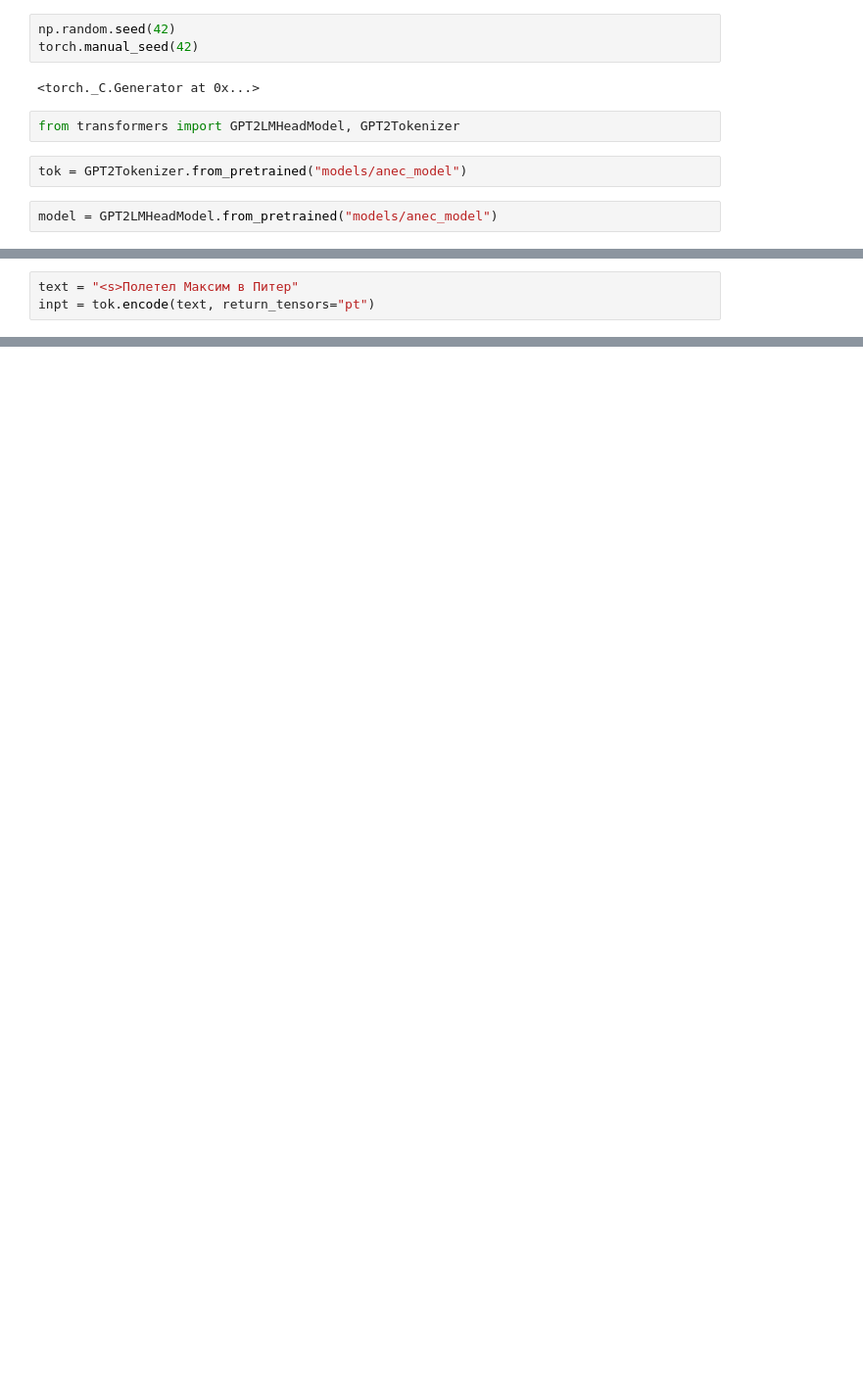
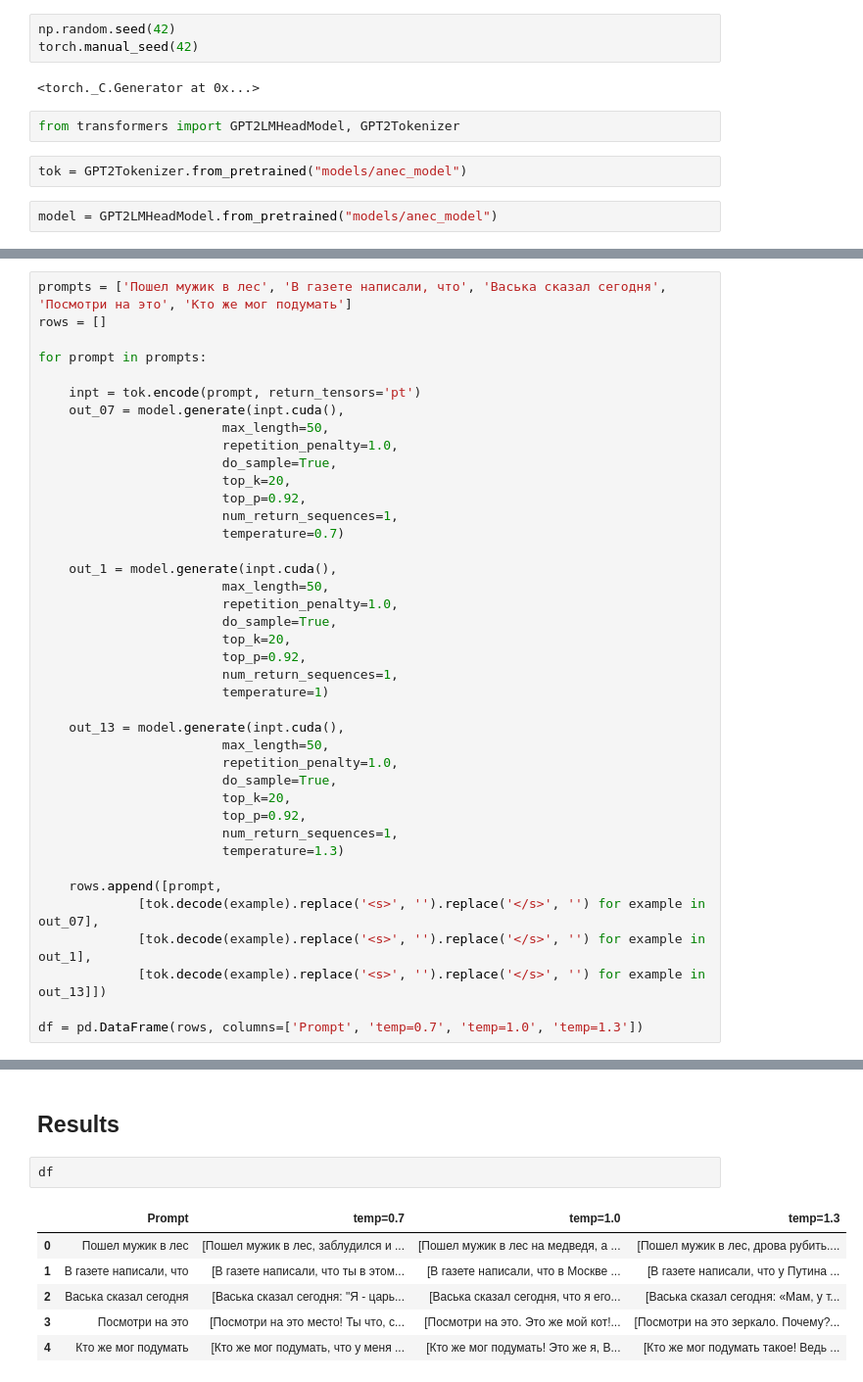
Before and after one commit to RakePants/anec-ai, a Jupyter notebook: anec_finetune.ipynb, the cells around one changed output, grey strips where cells are left out. Shown: that part at 98% size. Drawn from its saved outputs; the diff is of its cells as text; blank space fills up the shorter version.

Commit message:
Created a table of answer examples

```diff
--- a/anec_finetune.ipynb
+++ b/anec_finetune.ipynb
@@ -164,3 +167,0 @@ GPT2LMHeadModel(
-# %%
-text = "<s>Полетел Максим в Питер"
-inpt = tok.encode(text, return_tensors="pt")
@@ -193,0 +191,40 @@ s>Полетел Максим в Питер. Что, так и улетел?
+# %%
+prompts = ['Пошел мужик в лес', 'В газете написали, что', 'Васька сказал сегодня', 'Посмотри на это', 'Кто же мог подумать']
+rows = []
+
+for prompt in prompts:
+
+    inpt = tok.encode(prompt, return_tensors='pt')
+    out_07 = model.generate(inpt.cuda(),
+                        max_length=50,
+                        repetition_penalty=1.0,
+                        do_sample=True,
+                        top_k=20,
+                        top_p=0.92,
+                        num_return_sequences=1,
+                        temperature=0.7)
+
+    out_1 = model.generate(inpt.cuda(),
+                        max_length=50,
+                        repetition_penalty=1.0,
+                        do_sample=True,
+                        top_k=20,
+                        top_p=0.92,
+                        num_return_sequences=1,
+                        temperature=1)
+
+    out_13 = model.generate(inpt.cuda(),
+                        max_length=50,
+                        repetition_penalty=1.0,
+                        do_sample=True,
+                        top_k=20,
+                        top_p=0.92,
+                        num_return_sequences=1,
+                        temperature=1.3)
+
+    rows.append([prompt,
+             [tok.decode(example).replace('<s>', '').replace('</s>', '') for example in out_07],
+             [tok.decode(example).replace('<s>', '').replace('</s>', '') for example in out_1],
+             [tok.decode(example).replace('<s>', '').replace('</s>', '') for example in out_13]])
+
+df = pd.DataFrame(rows, columns=['Prompt', 'temp=0.7', 'temp=1.0', 'temp=1.3'])
@@ -193,0 +249,11 @@ s>Полетел Максим в Питер. Что, так и улетел?
+# %% [markdown]
+## Results
+# %%
+df
+# %% [output]
+|  | Prompt | temp=0.7 | temp=1.0 | temp=1.3 |
+| 0 | Пошел мужик в лес | [Пошел мужик в лес, заблудился и ... | [Пошел мужик в лес на медведя, а ... | [Пошел мужик в лес, дрова рубить.... |
+| 1 | В газете написали, что | [В газете написали, что ты в этом... | [В газете написали, что в Москве ... | [В газете написали, что у Путина ... |
+| 2 | Васька сказал сегодня | [Васька сказал сегодня: "Я - царь... | [Васька сказал сегодня, что я его... | [Васька сказал сегодня: «Мам, у т... |
+| 3 | Посмотри на это | [Посмотри на это место! Ты что, с... | [Посмотри на это. Это же мой кот!... | [Посмотри на это зеркало. Почему?... |
+| 4 | Кто же мог подумать | [Кто же мог подумать, что у меня ... | [Кто же мог подумать! Это же я, В... | [Кто же мог подумать такое! Ведь ... |
```
Also changed, not shown: parts of 21 cells of this notebook.
